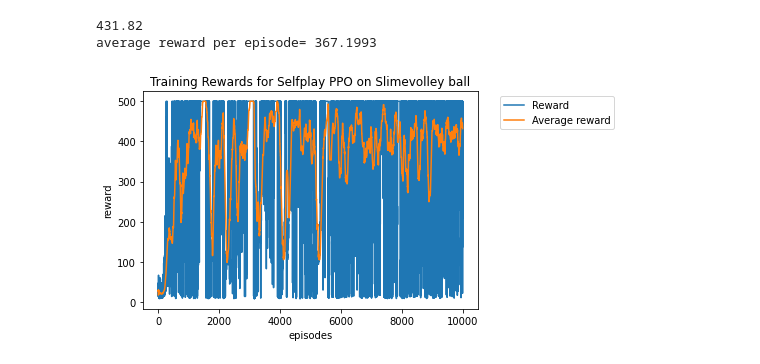
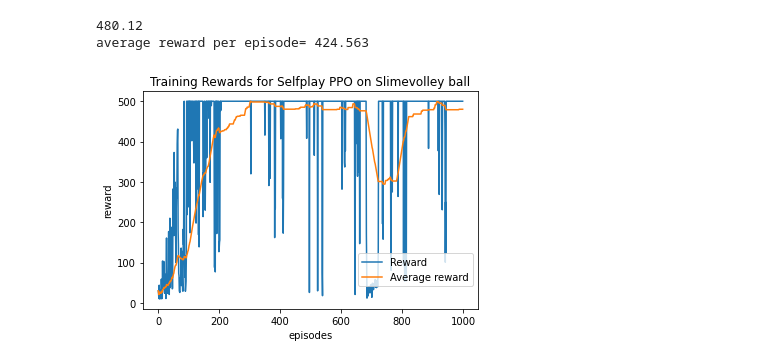
Before and after one commit to j0ker404/skripsie2021, a Jupyter notebook: other/cartpole/algs/policygrad/ppo eval.ipynb, the cells around one changed output. Cells and saved outputs as stored; diff of their text form; code cells hidden in the pictures.

```diff
--- a/other/cartpole/algs/policygrad/ppo eval.ipynb
+++ b/other/cartpole/algs/policygrad/ppo eval.ipynb
@@ -57,7 +65,9 @@ plt.show()
 
 import pickle
 
-data_path_1 = '../../../../PPO_cartpole_data_cont/gamma_0.99_alpha_0.0003_reward_431.8_data.pkl'
+data_path_1 = '../../../../PPO_cartpole_data_1k/gamma_0.99_alpha_0.0003_reward_480.1_data.pkl'
+# data_path_1 = '../../../../PPO_cartpole_data/gamma_0.99_alpha_0.0003_reward_86.66_data.pkl'
+# data_path_1 = '../../../../PPO_cartpole_data_cont/gamma_0.99_alpha_0.0003_reward_431.8_data.pkl'
 # data_path_2 = '../../../PPO_data_cont/gamma_0.99_alpha_0.0003_reward_4.28_data.pkl'
 # data_path_3 = '../../../PPO_data_cont/gamma_0.99_alpha_0.0003_reward_4.32_data.pkl'
 with open(data_path_1, 'rb') as f:
@@ -74,15 +84,15 @@ train_avg_rewards.extend(train_avg_rewards_1)
 # %%
 print(train_avg_rewards[-1])
 train_rewards = np.array(train_rewards)
-plt.plot(train_rewards, label='Reward')
-plt.plot(train_avg_rewards, label='Average reward')
+plt.plot(train_rewards[:1000], label='Reward')
+plt.plot(train_avg_rewards[:1000], label='Average reward')
 plt.title('Training Rewards for Selfplay PPO on Slimevolley ball')
-plt.legend(bbox_to_anchor=(1.05, 1))
+plt.legend(bbox_to_anchor=(1, 0.08), loc='lower right')
 plt.xlabel('episodes')
 plt.ylabel('reward')
 print('average reward per episode= {}'.format(np.mean(train_rewards)))
 plt.show()
 # %% [output]
-431.82
-average reward per episode= 367.1993
+480.12
+average reward per episode= 424.563
-[figure, old version]
+[figure, new version]
```
Also changed, not shown: parts of 3 cells of this notebook, 7 other files.
